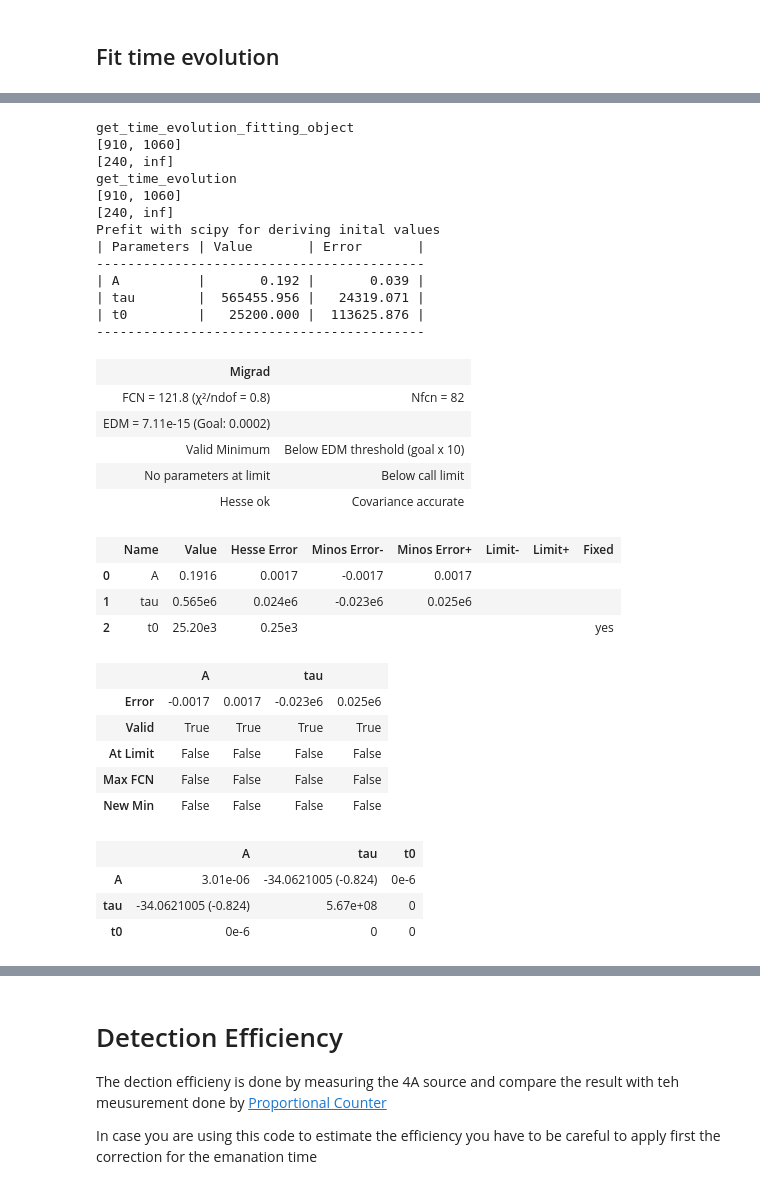
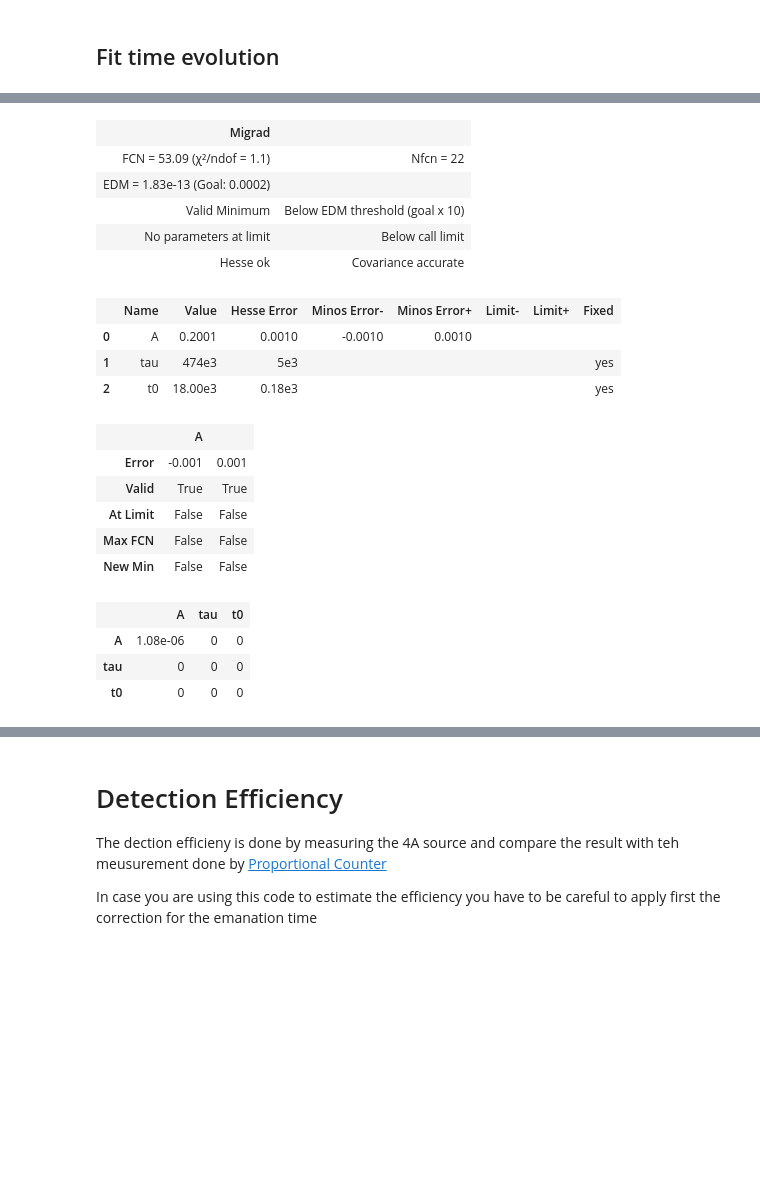
Before and after one commit to GiovanniVolta/RadDetect, a Jupyter notebook: tutorials/blumchen.ipynb, the cells around one changed output, grey strips where cells are left out. Drawn from its saved outputs; the diff is of its cells as text; code cells hidden in the pictures; blank space fills up the shorter version.

```diff
--- a/tutorials/blumchen.ipynb
+++ b/tutorials/blumchen.ipynb
@@ -41,0 +26,23 @@ get_time_evolution
+# %%
+# Carefull if the data fetch where taken
+# with the post-amplifier. If so the
+# MCA ranges are different
+
+_exclude_time_range = None
+_time_range=[60*5, np.inf]
+
+# 214Po
+_MCA_range=[940, 1060]
+Po218_for_eff = False
+
+# 218Po
+# _MCA_range=[804-65, 804+15]
+# Po218_for_eff = True
+
+blumchen.get_base_plot(
+    n_mca=500,
+    n_timestamp=20,
+    MCA_range=_MCA_range,
+    time_range=_time_range, # removing 5 hours
+    exclude_time_range=_exclude_time_range
+)
@@ -365,54 +289,49 @@ class Model:
 # %%
 init = {
     "A": 10,
     "tau": 3.8 * 24 * 60 * 60 / np.log(2),
-    "t0": 7 * 60 * 60,
+    "t0": 5 * 60 * 60,
 }
 fixed = {
-    "tau": False,
+    "A": False,
+    "tau": True,
     "t0": True,
 }
 
-_n_timestamp = 150
+_n_timestamp = 50
 m = blumchen.get_time_evolution_fitting_object(
-    model=Model, init=init, fixed=fixed, n_timestamp=_n_timestamp
+    model=rd.models.ExpansionModel(),
+    init=init,
+    fixed=fixed,
+    MCA_range=_MCA_range,
+    time_range=_time_range,
+    exclude_time_range=_exclude_time_range,
+    n_timestamp=_n_timestamp,
+    prefit=False
 )
 m.migrad()
 m.minos()
 m.hesse()
 # %% [output]
-get_time_evolution_fitting_object
-[910, 1060]
-[240, inf]
-get_time_evolution
-[910, 1060]
-[240, inf]
-Prefit with scipy for deriving inital values
-| Parameters | Value       | Error       |
-------------------------------------------
-| A          |       0.192 |       0.039 |
-| tau        |  565455.956 |   24319.071 |
-| t0         |   25200.000 |  113625.876 |
-------------------------------------------
 | Migrad |  |
-| FCN = 121.8 (χ²/ndof = 0.8) | Nfcn = 82 |
-| EDM = 7.11e-15 (Goal: 0.0002) |  |
+| FCN = 53.09 (χ²/ndof = 1.1) | Nfcn = 22 |
+| EDM = 1.83e-13 (Goal: 0.0002) |  |
 | Valid Minimum | Below EDM threshold (goal x 10) |
 | No parameters at limit | Below call limit |
 | Hesse ok | Covariance accurate |
 |  | Name | Value | Hesse Error | Minos Error- | Minos Error+ | Limit- | Limit+ | Fixed |
-| 0 | A | 0.1916 | 0.0017 | -0.0017 | 0.0017 |  |  |  |
-| 1 | tau | 0.565e6 | 0.024e6 | -0.023e6 | 0.025e6 |  |  |  |
-| 2 | t0 | 25.20e3 | 0.25e3 |  |  |  |  | yes |
+| 0 | A | 0.2001 | 0.0010 | -0.0010 | 0.0010 |  |  |  |
+| 1 | tau | 474e3 | 5e3 |  |  |  |  | yes |
+| 2 | t0 | 18.00e3 | 0.18e3 |  |  |  |  | yes |
-|  | A |  | tau |  |
-| Error | -0.0017 | 0.0017 | -0.023e6 | 0.025e6 |
-| Valid | True | True | True | True |
-| At Limit | False | False | False | False |
-| Max FCN | False | False | False | False |
-| New Min | False | False | False | False |
+|  | A |  |
+| Error | -0.001 | 0.001 |
+| Valid | True | True |
+| At Limit | False | False |
+| Max FCN | False | False |
+| New Min | False | False |
 |  | A | tau | t0 |
-| A | 3.01e-06 | -34.0621005 (-0.824) | 0e-6 |
-| tau | -34.0621005 (-0.824) | 5.67e+08 | 0 |
-| t0 | 0e-6 | 0 | 0 |
+| A | 1.08e-06 | 0 | 0 |
+| tau | 0 | 0 | 0 |
+| t0 | 0 | 0 | 0 |
 # %%
 from_tau_to_halflife = 24 * 60 * 60 / np.log(2)
```
Also changed, not shown: parts of 15 cells of this notebook, 1 other file.
